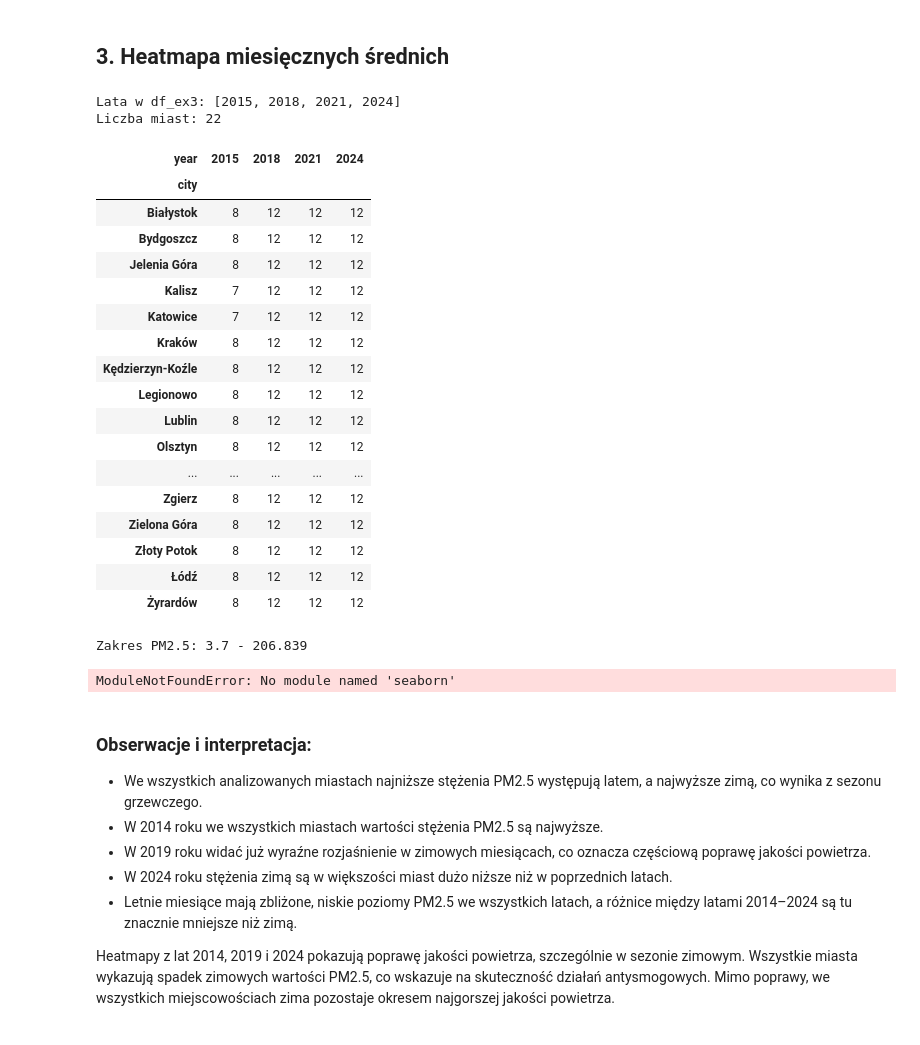
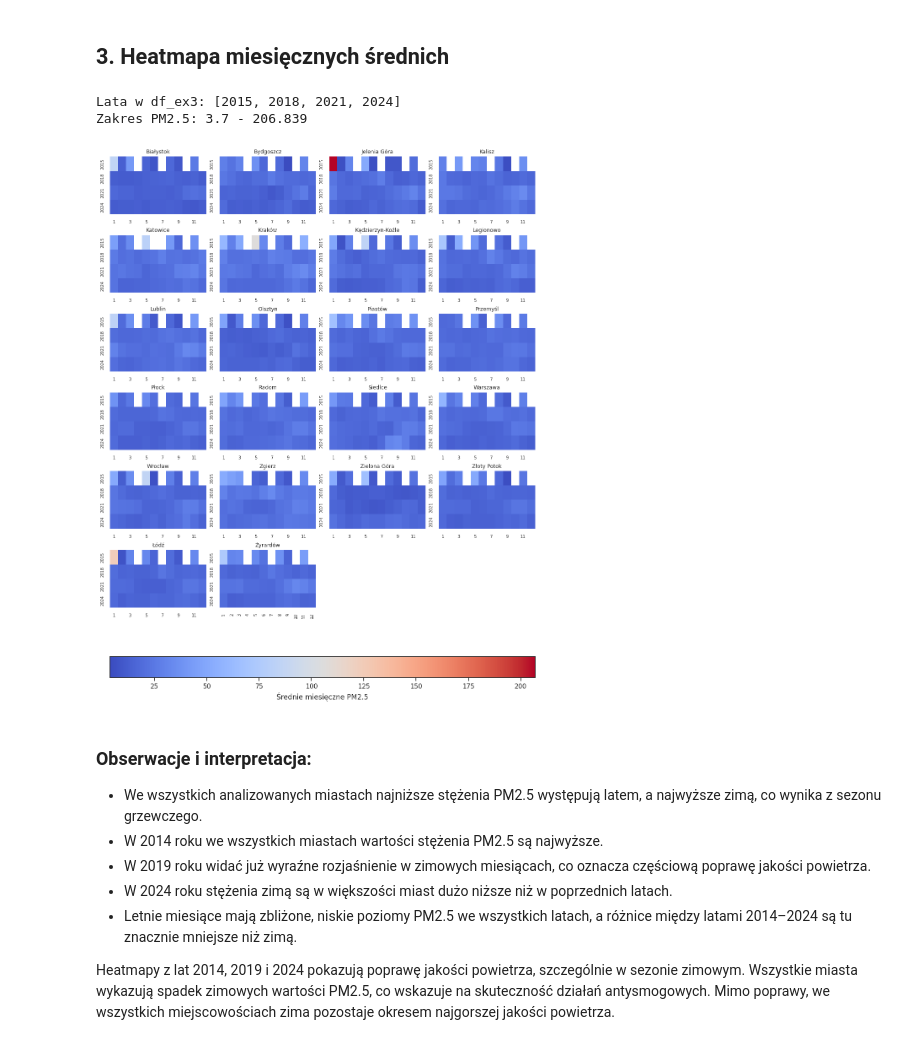
Before and after one commit to joannahuba/projekt3, a Jupyter notebook: src/projekt1.ipynb, the cells around one changed output. Saved outputs shown, nothing was run; the diff lists cells and outputs as text; code cells hidden in the pictures.

```diff
--- a/src/projekt1.ipynb
+++ b/src/projekt1.ipynb
@@ -96,46 +109,20 @@ Mimo poprawy, **Katowice nadal są bardziej zanieczyszczone niż Warszawa**.
 # %%
 from means import prepare_ex3_heatmap_df, heatmap_sanity_summary
 
 df_ex3 = prepare_ex3_heatmap_df(monthly_PM25)
 summary3 = heatmap_sanity_summary(df_ex3)
+cities_ex3 = sorted(df_ex3["city"].unique())
 
 print("Lata w df_ex3:", summary3["years_present"])
-print("Liczba miast:", summary3["n_cities"])
-display(summary3["months_per_city_year"])
 print("Zakres PM2.5:", summary3["pm25_min"], "-", summary3["pm25_max"])
+
+from visualizations import plot_city_heatmaps
+fig = plot_city_heatmaps(df_ex3, cities=cities_ex3)
+plt.show()
 # %% [output]
 Lata w df_ex3: [2015, 2018, 2021, 2024]
-Liczba miast: 22
+Zakres PM2.5: 3.7 - 206.839
-| year | 2015 | 2018 | 2021 | 2024 |
-| city |  |  |  |  |
-| Białystok | 8 | 12 | 12 | 12 |
-| Bydgoszcz | 8 | 12 | 12 | 12 |
-| Jelenia Góra | 8 | 12 | 12 | 12 |
-| Kalisz | 7 | 12 | 12 | 12 |
-| Katowice | 7 | 12 | 12 | 12 |
-| Kraków | 8 | 12 | 12 | 12 |
-| Kędzierzyn-Koźle | 8 | 12 | 12 | 12 |
-| Legionowo | 8 | 12 | 12 | 12 |
-| Lublin | 8 | 12 | 12 | 12 |
-| Olsztyn | 8 | 12 | 12 | 12 |
-| ... | ... | ... | ... | ... |
-| Zgierz | 8 | 12 | 12 | 12 |
-| Zielona Góra | 8 | 12 | 12 | 12 |
-| Złoty Potok | 8 | 12 | 12 | 12 |
-| Łódź | 8 | 12 | 12 | 12 |
-| Żyrardów | 8 | 12 | 12 | 12 |
-Zakres PM2.5: 3.7 - 206.839
+[figure, added]
-# %%
-from visualizations import plot_city_heatmaps
-fig = plot_city_heatmaps(df_ex3, cities=cities_ex3, annot=False, ncols=3)
-fig
-
-from visualizations import plot_city_heatmaps
-
-fig = plot_city_heatmaps(df_ex3, cities=cities_ex3, ncols=4, annot=False)
-fig
-# %% [output]
-ModuleNotFoundError: No module named 'seaborn'
 # %% [markdown]
 ### Obserwacje i interpretacja:
 - We wszystkich analizowanych miastach najniższe stężenia PM2.5 występują latem, a najwyższe zimą, co wynika z sezonu grzewczego.
```
Also changed, not shown: parts of 5 cells of this notebook, 1 other file.
